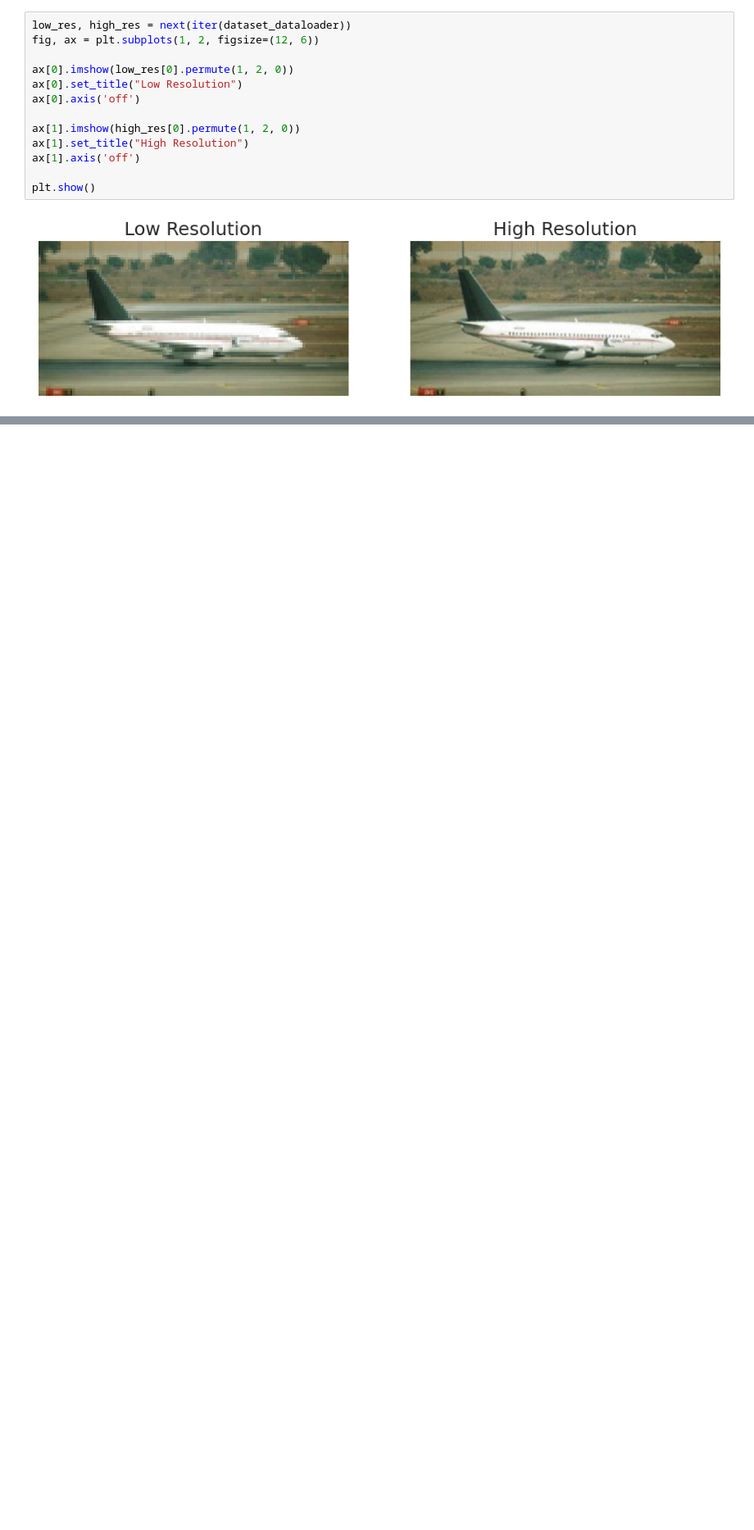
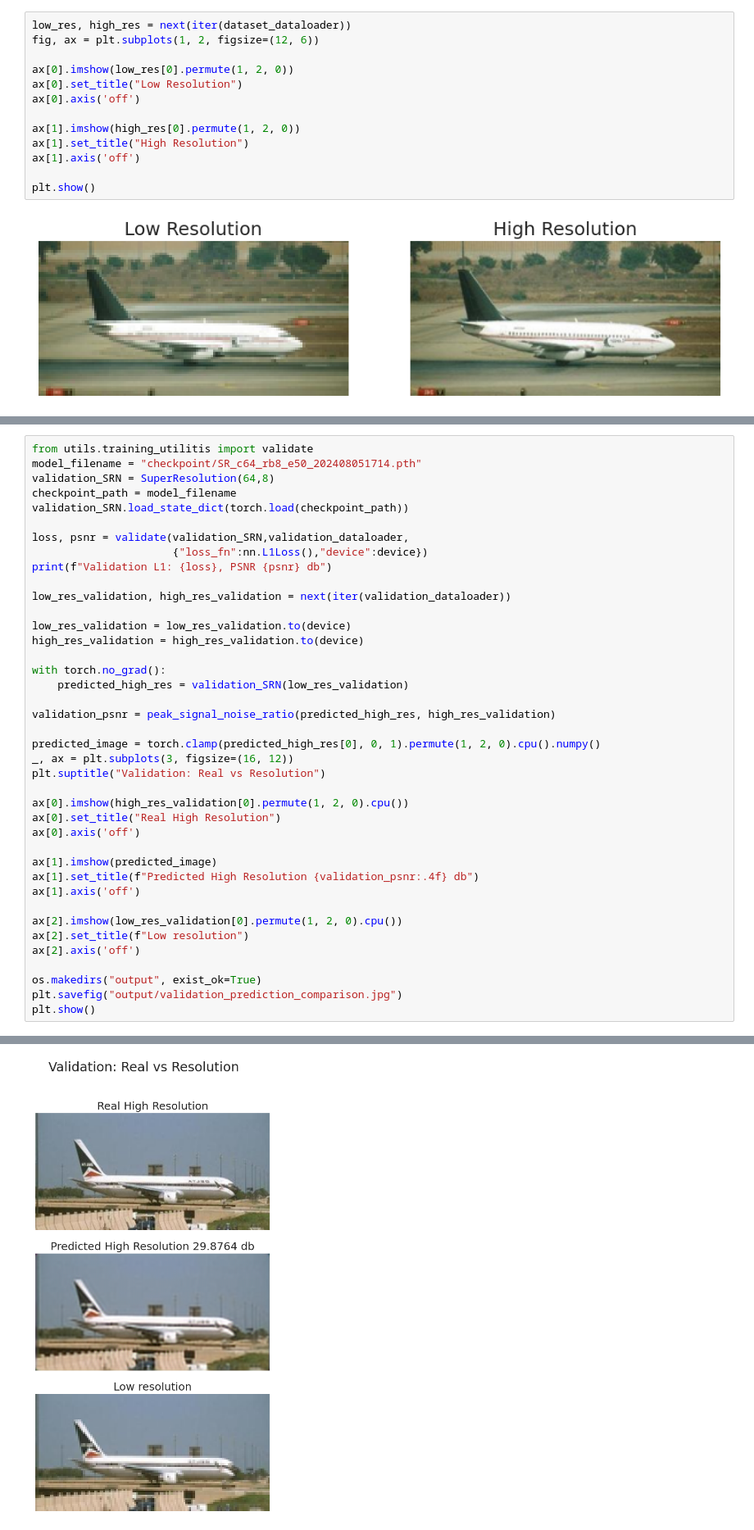
Before and after one commit to cMancio00/Super-Resolution, a Jupyter notebook: notebook.ipynb, the cells around one changed output, grey strips where cells are left out. Shown at 82% size. Cells and saved outputs as stored; diff of their text form; blank space fills up the shorter version.

```diff
--- a/notebook.ipynb
+++ b/notebook.ipynb
@@ -58,0 +160,41 @@ plt.show()
+# %%
+from utils.training_utilitis import validate
+model_filename = "checkpoint/SR_c64_rb8_e50_202408051714.pth"
+validation_SRN = SuperResolution(64,8)
+checkpoint_path = model_filename
+validation_SRN.load_state_dict(torch.load(checkpoint_path))
+
+loss, psnr = validate(validation_SRN,validation_dataloader,
+                      {"loss_fn":nn.L1Loss(),"device":device})
+print(f"Validation L1: {loss}, PSNR {psnr} db")
+
+low_res_validation, high_res_validation = next(iter(validation_dataloader))
+
+low_res_validation = low_res_validation.to(device)
+high_res_validation = high_res_validation.to(device)
+
+with torch.no_grad():
+    predicted_high_res = validation_SRN(low_res_validation)
+
+validation_psnr = peak_signal_noise_ratio(predicted_high_res, high_res_validation)
+
+predicted_image = torch.clamp(predicted_high_res[0], 0, 1).permute(1, 2, 0).cpu().numpy()
+_, ax = plt.subplots(3, figsize=(16, 12))
+plt.suptitle("Validation: Real vs Resolution")
+
+ax[0].imshow(high_res_validation[0].permute(1, 2, 0).cpu())
+ax[0].set_title("Real High Resolution")
+ax[0].axis('off')
+
+ax[1].imshow(predicted_image)
+ax[1].set_title(f"Predicted High Resolution {validation_psnr:.4f} db")
+ax[1].axis('off')
+
+ax[2].imshow(low_res_validation[0].permute(1, 2, 0).cpu())
+ax[2].set_title(f"Low resolution")
+ax[2].axis('off')
+
+os.makedirs("output", exist_ok=True)
+plt.savefig("output/validation_prediction_comparison.jpg")
+plt.show()
+# %% [output]
@@ -58,0 +202 @@ plt.show()
+[figure, added]
```
Also changed, not shown: parts of 16 cells of this notebook, 2 other files.
